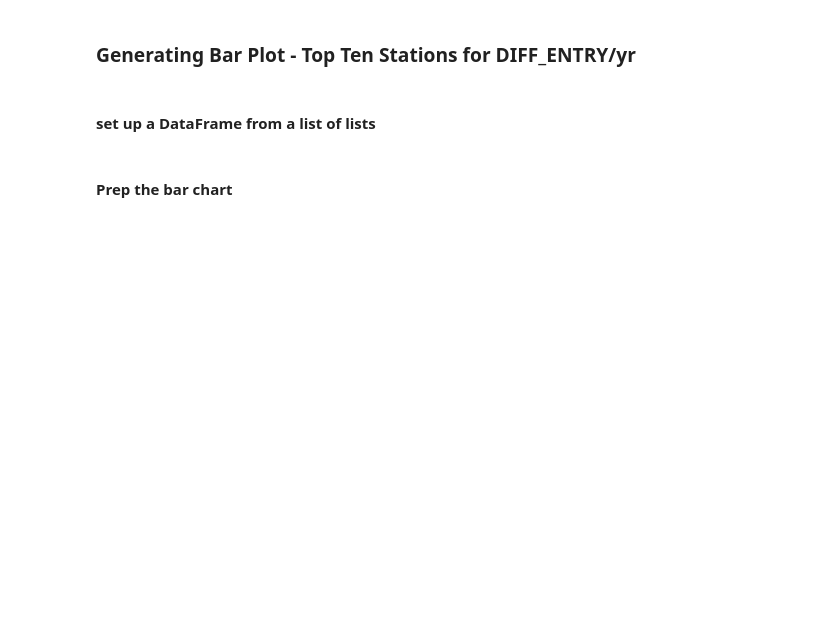
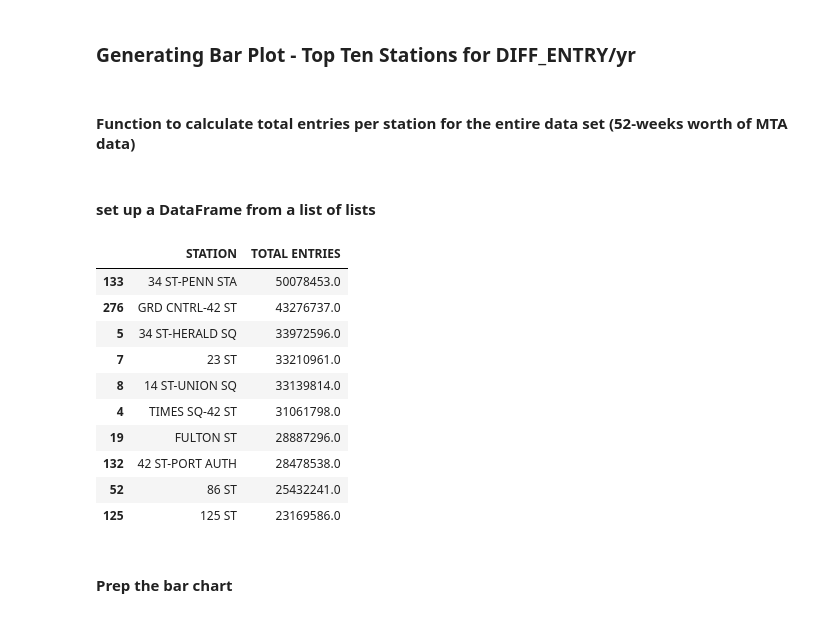
Before and after one commit to RedGeryon/MTA-subway, a Jupyter notebook: mta_subway_visuals.ipynb, the cells around one changed output. Saved outputs shown, nothing was run; the diff lists cells and outputs as text; code cells hidden in the pictures; blank space fills up the shorter version.

```diff
--- a/mta_subway_visuals.ipynb
+++ b/mta_subway_visuals.ipynb
@@ -27,3 +31,5 @@ data = pickle.load(open("data/all_data_parsed", 'rb'))
+# %% [markdown]
+#### Function to calculate total entries per station for the entire data set (52-weeks worth of MTA data)
 # %%
 def total_station_entries(data):
     '''
@@ -44,8 +50,20 @@ def total_station_entries(data):
 # %%
 hist = total_station_entries(data) # calculate the total entries for all stations and captures in a list
 hist_updated = pd.DataFrame(hist,columns=['STATION','TOTAL ENTRIES']) # create a DataFrame based on list above
 hist_updated = hist_updated.sort_values(by='TOTAL ENTRIES',ascending=False) # sort DataFrame by column 'TOTAL ENTRIES'
-#hist_updated.head(10) # show the top 20 stations with the most number of total entries
+hist_updated.head(10) # show the top 20 stations with the most number of total entries
+# %% [output]
+|  | STATION | TOTAL ENTRIES |
+| 133 | 34 ST-PENN STA | 50078453.0 |
+| 276 | GRD CNTRL-42 ST | 43276737.0 |
+| 5 | 34 ST-HERALD SQ | 33972596.0 |
+| 7 | 23 ST | 33210961.0 |
+| 8 | 14 ST-UNION SQ | 33139814.0 |
+| 4 | TIMES SQ-42 ST | 31061798.0 |
+| 19 | FULTON ST | 28887296.0 |
+| 132 | 42 ST-PORT AUTH | 28478538.0 |
+| 52 | 86 ST | 25432241.0 |
+| 125 | 125 ST | 23169586.0 |
 # %% [markdown]
 #### Prep the bar chart
 # %%
```
Also changed, not shown: parts of 6 cells of this notebook.
